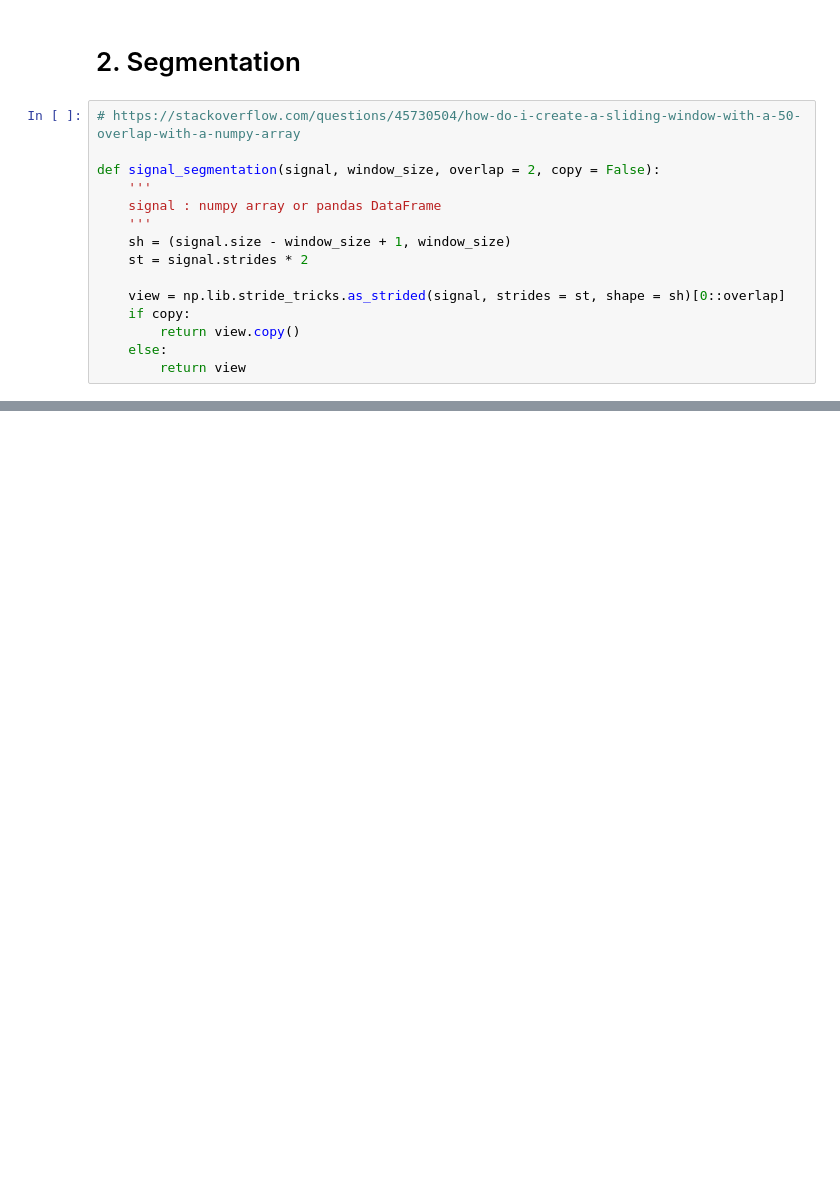
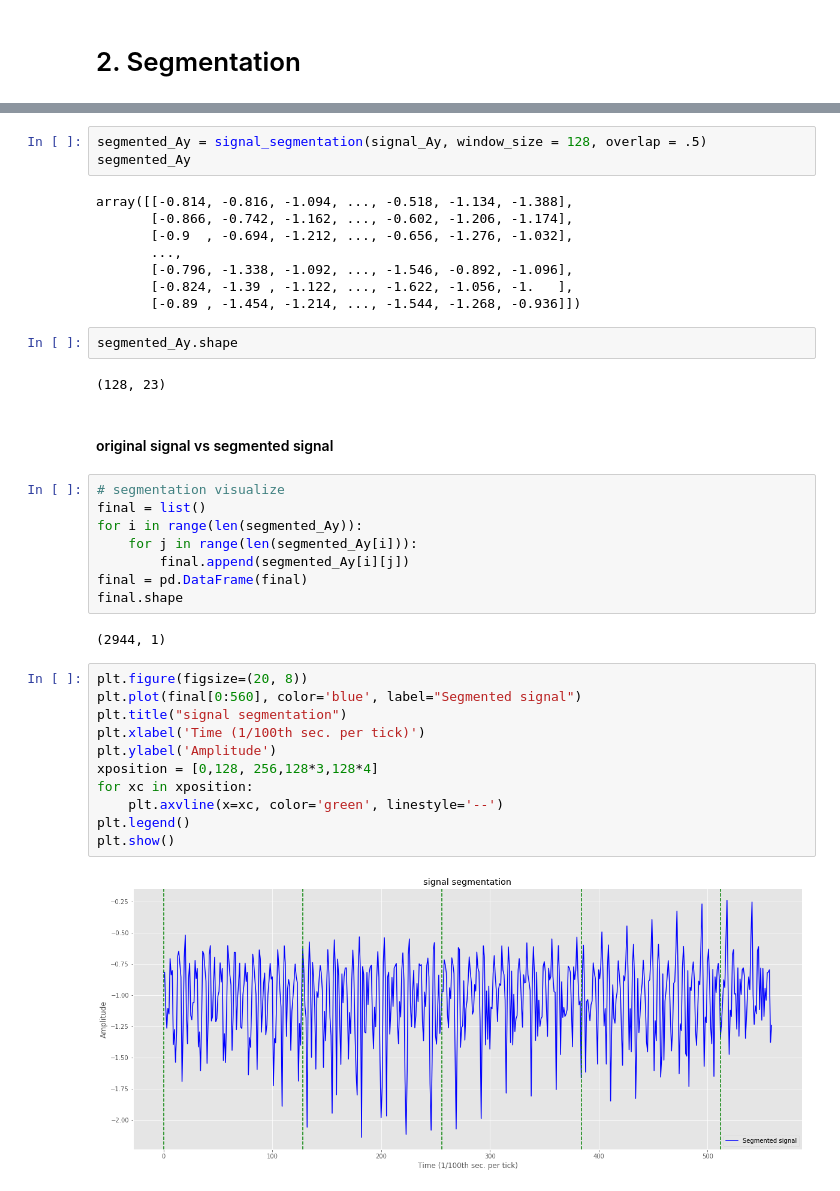
Before and after one commit to n-sapkota/step-detection, a Jupyter notebook: step-detection.ipynb, the cells around one changed output, grey strips where cells are left out. Cells and saved outputs as stored; diff of their text form; blank space fills up the shorter version.

```diff
--- a/step-detection.ipynb
+++ b/step-detection.ipynb
@@ -101,17 +155,2 @@ plt.show()
 # %% [markdown]
 # 2. Segmentation
-# %%
-# https://stackoverflow.com/questions/45730504/how-do-i-create-a-sliding-window-with-a-50-overlap-with-a-numpy-array
-
-def signal_segmentation(signal, window_size, overlap = 2, copy = False):
-    '''
-    signal : numpy array or pandas DataFrame
-    '''
-    sh = (signal.size - window_size + 1, window_size)
-    st = signal.strides * 2
-
-    view = np.lib.stride_tricks.as_strided(signal, strides = st, shape = sh)[0::overlap]
-    if copy:
-        return view.copy()
-    else:
-        return view
@@ -123,0 +217,40 @@ res
+# %%
+segmented_Ay = signal_segmentation(signal_Ay, window_size = 128, overlap = .5)
+segmented_Ay
+# %% [output]
+array([[-0.814, -0.816, -1.094, ..., -0.518, -1.134, -1.388],
+       [-0.866, -0.742, -1.162, ..., -0.602, -1.206, -1.174],
+       [-0.9  , -0.694, -1.212, ..., -0.656, -1.276, -1.032],
+       ...,
+       [-0.796, -1.338, -1.092, ..., -1.546, -0.892, -1.096],
+       [-0.824, -1.39 , -1.122, ..., -1.622, -1.056, -1.   ],
+       [-0.89 , -1.454, -1.214, ..., -1.544, -1.268, -0.936]])
+# %%
+segmented_Ay.shape
+# %% [output]
+(128, 23)
+# %% [markdown]
+#### original signal vs segmented signal
+# %%
+# segmentation visualize
+final = list()
+for i in range(len(segmented_Ay)):
+    for j in range(len(segmented_Ay[i])):
+        final.append(segmented_Ay[i][j])
+final = pd.DataFrame(final)
+final.shape
+# %% [output]
+(2944, 1)
+# %%
+plt.figure(figsize=(20, 8))
+plt.plot(final[0:560], color='blue', label="Segmented signal")
+plt.title("signal segmentation")
+plt.xlabel('Time (1/100th sec. per tick)')
+plt.ylabel('Amplitude')
+xposition = [0,128, 256,128*3,128*4]
+for xc in xposition:
+    plt.axvline(x=xc, color='green', linestyle='--')
+plt.legend()
+plt.show()
+# %% [output]
+[figure, added]
```
Also changed, not shown: parts of 27 cells of this notebook.
